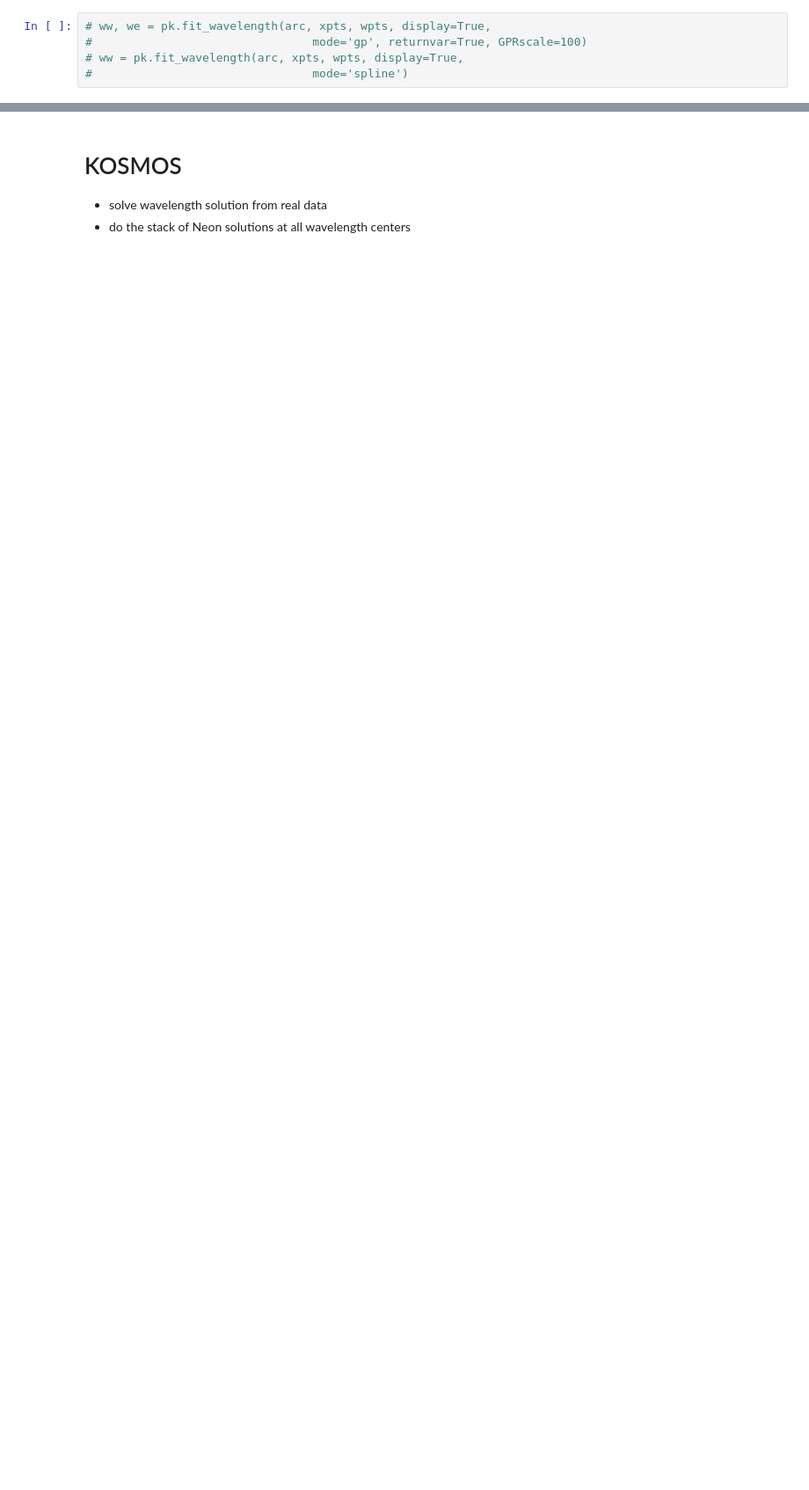
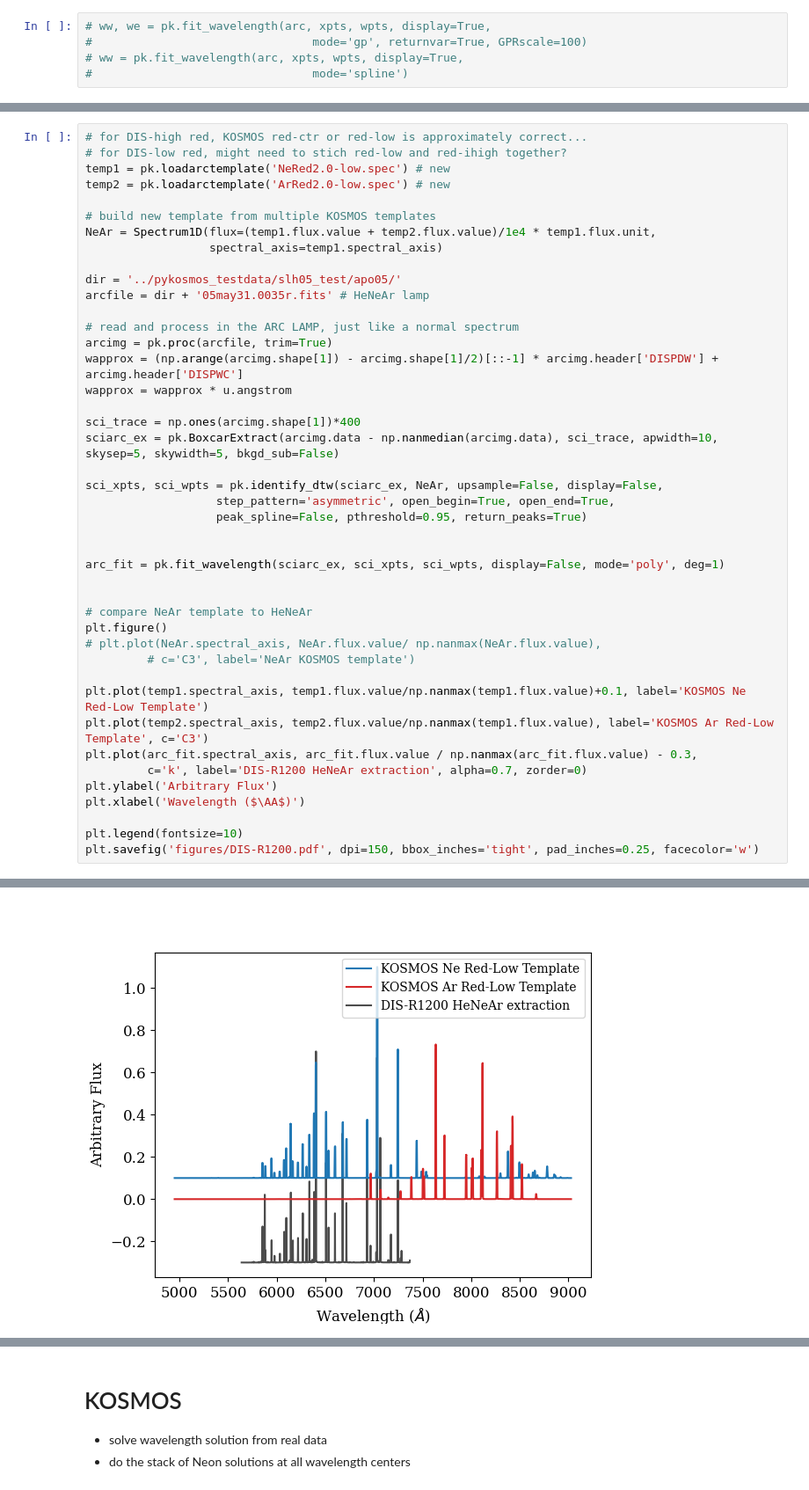
Before and after one commit to jradavenport/dtw_identify, a Jupyter notebook: makeplots.ipynb, the cells around one changed output, grey strips where cells are left out. Shown at 88% size. Drawn from its saved outputs; the diff is of its cells as text; blank space fills up the shorter version.

Commit message:
update plots for paper

```diff
--- a/makeplots.ipynb
+++ b/makeplots.ipynb
@@ -281,0 +282,44 @@ plt.savefig('figures/dtw_model_gp.pdf', dpi=150, bbox_inches='tight', pad_inches
+# %%
+# for DIS-high red, KOSMOS red-ctr or red-low is approximately correct...
+# for DIS-low red, might need to stich red-low and red-ihigh together?
+temp1 = pk.loadarctemplate('NeRed2.0-low.spec') # new
+temp2 = pk.loadarctemplate('ArRed2.0-low.spec') # new
+
+# build new template from multiple KOSMOS templates
+NeAr = Spectrum1D(flux=(temp1.flux.value + temp2.flux.value)/1e4 * temp1.flux.unit,
+                  spectral_axis=temp1.spectral_axis)
+
+dir = '../pykosmos_testdata/slh05_test/apo05/'
+arcfile = dir + '05may31.0035r.fits' # HeNeAr lamp
+
+# read and process in the ARC LAMP, just like a normal spectrum
+arcimg = pk.proc(arcfile, trim=True)
+wapprox = (np.arange(arcimg.shape[1]) - arcimg.shape[1]/2)[::-1] * arcimg.header['DISPDW'] + arcimg.header['DISPWC']
+wapprox = wapprox * u.angstrom
+
+sci_trace = np.ones(arcimg.shape[1])*400
+sciarc_ex = pk.BoxcarExtract(arcimg.data - np.nanmedian(arcimg.data), sci_trace, apwidth=10, skysep=5, skywidth=5, bkgd_sub=False)
+
+sci_xpts, sci_wpts = pk.identify_dtw(sciarc_ex, NeAr, upsample=False, display=False,
+                   step_pattern='asymmetric', open_begin=True, open_end=True,
+                   peak_spline=False, pthreshold=0.95, return_peaks=True)
+
+
+arc_fit = pk.fit_wavelength(sciarc_ex, sci_xpts, sci_wpts, display=False, mode='poly', deg=1)
+
+
+# compare NeAr template to HeNeAr
+plt.figure()
+# plt.plot(NeAr.spectral_axis, NeAr.flux.value/ np.nanmax(NeAr.flux.value),
+         # c='C3', label='NeAr KOSMOS template')
+
+plt.plot(temp1.spectral_axis, temp1.flux.value/np.nanmax(temp1.flux.value)+0.1, label='KOSMOS Ne Red-Low Template')
+plt.plot(temp2.spectral_axis, temp2.flux.value/np.nanmax(temp1.flux.value), label='KOSMOS Ar Red-Low Template', c='C3')
+plt.plot(arc_fit.spectral_axis, arc_fit.flux.value / np.nanmax(arc_fit.flux.value) - 0.3,
+         c='k', label='DIS-R1200 HeNeAr extraction', alpha=0.7, zorder=0)
+plt.ylabel('Arbitrary Flux')
+plt.xlabel('Wavelength ($\AA$)')
+
+plt.legend(fontsize=10)
+plt.savefig('figures/DIS-R1200.pdf', dpi=150, bbox_inches='tight', pad_inches=0.25, facecolor='w')
+# %% [output]
@@ -281,0 +329 @@ plt.savefig('figures/dtw_model_gp.pdf', dpi=150, bbox_inches='tight', pad_inches
+[figure, added]
```
Also changed, not shown: parts of 10 cells of this notebook, 5 other files.
